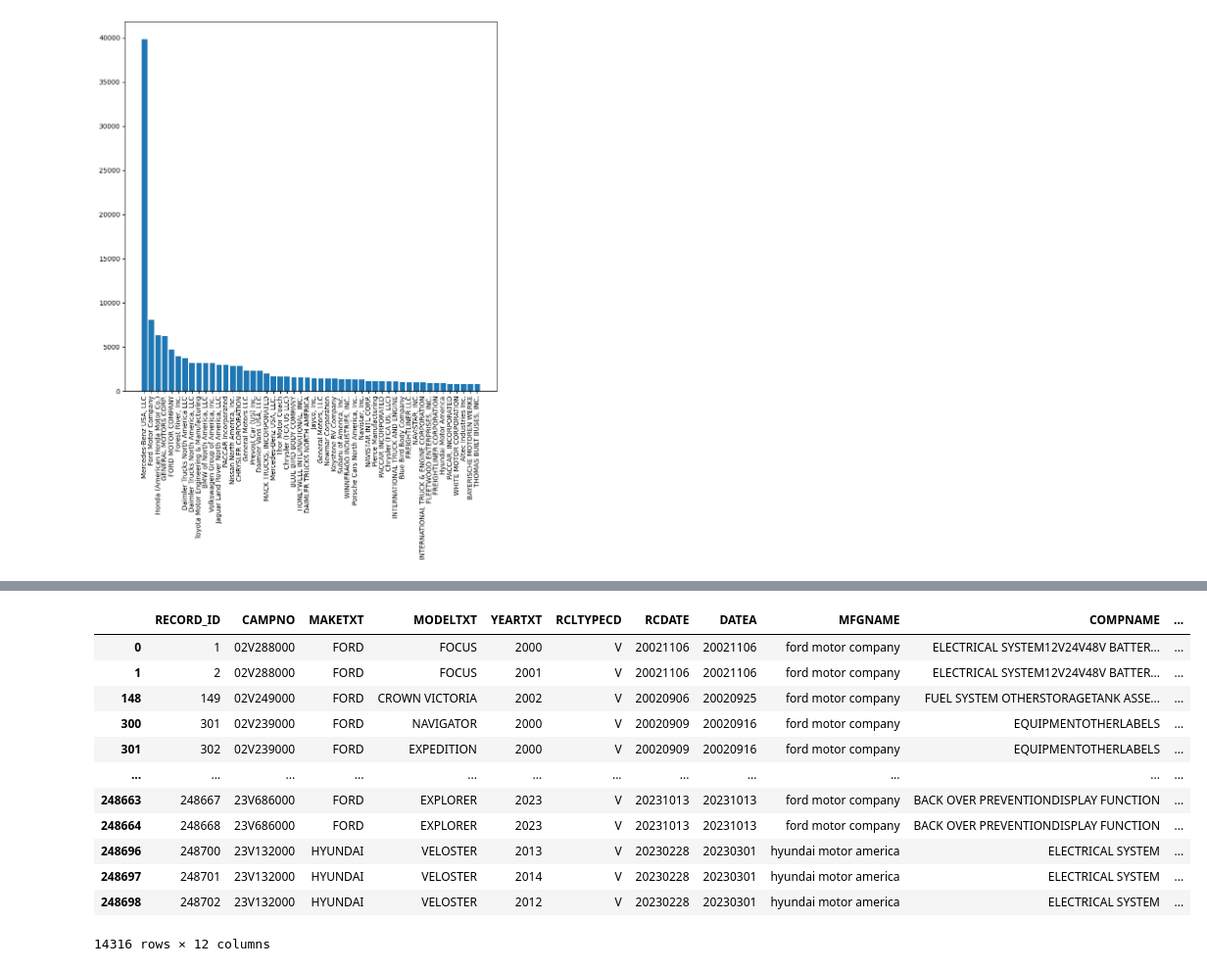
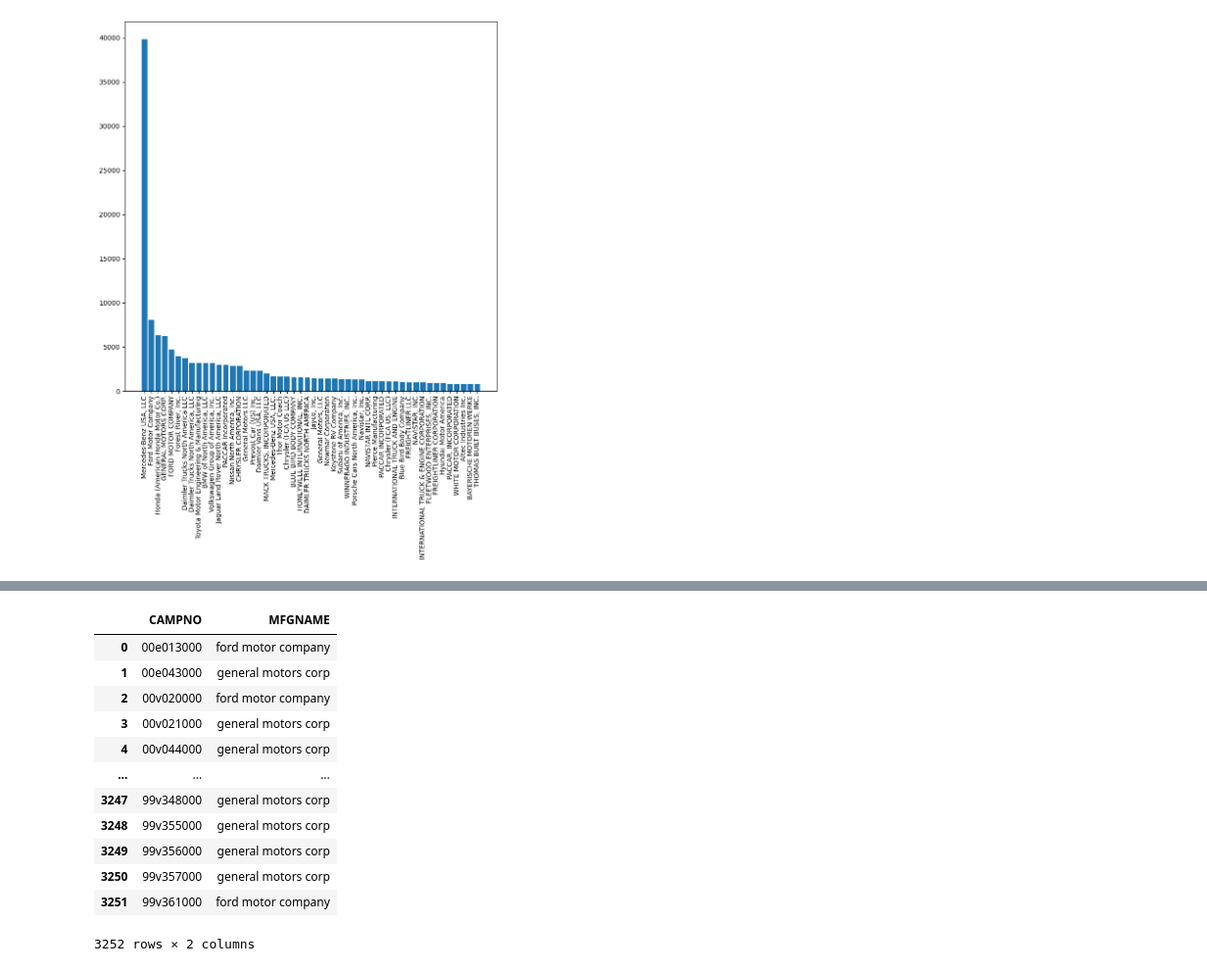
Before and after one commit to prithvidasgupta/si671, a Jupyter notebook: pm_nb.ipynb, the cells around one changed output, grey strips where cells are left out. Shown at 98% size. Cells and saved outputs as stored; diff of their text form; code cells hidden in the pictures.

```diff
--- a/pm_nb.ipynb
+++ b/pm_nb.ipynb
@@ -182,25 +250,29 @@ filtered_recalls.head()
 # %%
 companies = [
     "ford motor company",
     "general motors LLC",
+    "general motors corp",
     "tesla inc",
     "hyundai motor america",
     "toyota motor corporation",
-    "honda american honda motor co)",
+    "toyota motor north america inc",
+    "TOYOTA MOTOR NORTH AMERICA, INC",
+    "honda american honda motor co",
 ]
-company_recalls = filtered_recalls[filtered_recalls["MFGNAME"].isin(companies)]
-company_recalls
+filtered_recalls = filtered_recalls[filtered_recalls["MFGNAME"].isin(companies)]
+company_recalls_counts = filtered_recalls.groupby("CAMPNO")["MFGNAME"].agg(lambda x: "".join(set(x))).reset_index()
+company_recalls_counts
 # %% [output]
-|  | RECORD_ID | CAMPNO | MAKETXT | MODELTXT | YEARTXT | RCLTYPECD | RCDATE | DATEA | MFGNAME | COMPNAME | ... |
-| 0 | 1 | 02V288000 | FORD | FOCUS | 2000 | V | 20021106 | 20021106 | ford motor company | ELECTRICAL SYSTEM12V24V48V BATTER... | ... |
-| 1 | 2 | 02V288000 | FORD | FOCUS | 2001 | V | 20021106 | 20021106 | ford motor company | ELECTRICAL SYSTEM12V24V48V BATTER... | ... |
-| 148 | 149 | 02V249000 | FORD | CROWN VICTORIA | 2002 | V | 20020906 | 20020925 | ford motor company | FUEL SYSTEM OTHERSTORAGETANK ASSE... | ... |
-| 300 | 301 | 02V239000 | FORD | NAVIGATOR | 2000 | V | 20020909 | 20020916 | ford motor company | EQUIPMENTOTHERLABELS | ... |
-| 301 | 302 | 02V239000 | FORD | EXPEDITION | 2000 | V | 20020909 | 20020916 | ford motor company | EQUIPMENTOTHERLABELS | ... |
-| ... | ... | ... | ... | ... | ... | ... | ... | ... | ... | ... | ... |
-| 248663 | 248667 | 23V686000 | FORD | EXPLORER | 2023 | V | 20231013 | 20231013 | ford motor company | BACK OVER PREVENTIONDISPLAY FUNCTION | ... |
-| 248664 | 248668 | 23V686000 | FORD | EXPLORER | 2023 | V | 20231013 | 20231013 | ford motor company | BACK OVER PREVENTIONDISPLAY FUNCTION | ... |
-| 248696 | 248700 | 23V132000 | HYUNDAI | VELOSTER | 2013 | V | 20230228 | 20230301 | hyundai motor america | ELECTRICAL SYSTEM | ... |
-| 248697 | 248701 | 23V132000 | HYUNDAI | VELOSTER | 2014 | V | 20230228 | 20230301 | hyundai motor america | ELECTRICAL SYSTEM | ... |
-| 248698 | 248702 | 23V132000 | HYUNDAI | VELOSTER | 2012 | V | 20230228 | 20230301 | hyundai motor america | ELECTRICAL SYSTEM | ... |
+|  | CAMPNO | MFGNAME |
+| 0 | 00e013000 | ford motor company |
+| 1 | 00e043000 | general motors corp |
+| 2 | 00v020000 | ford motor company |
+| 3 | 00v021000 | general motors corp |
+| 4 | 00v044000 | general motors corp |
+| ... | ... | ... |
+| 3247 | 99v348000 | general motors corp |
+| 3248 | 99v355000 | general motors corp |
+| 3249 | 99v356000 | general motors corp |
+| 3250 | 99v357000 | general motors corp |
+| 3251 | 99v361000 | ford motor company |
-14316 rows × 12 columns
+3252 rows × 2 columns
```
Also changed, not shown: parts of 12 cells of this notebook, 1 other file.
